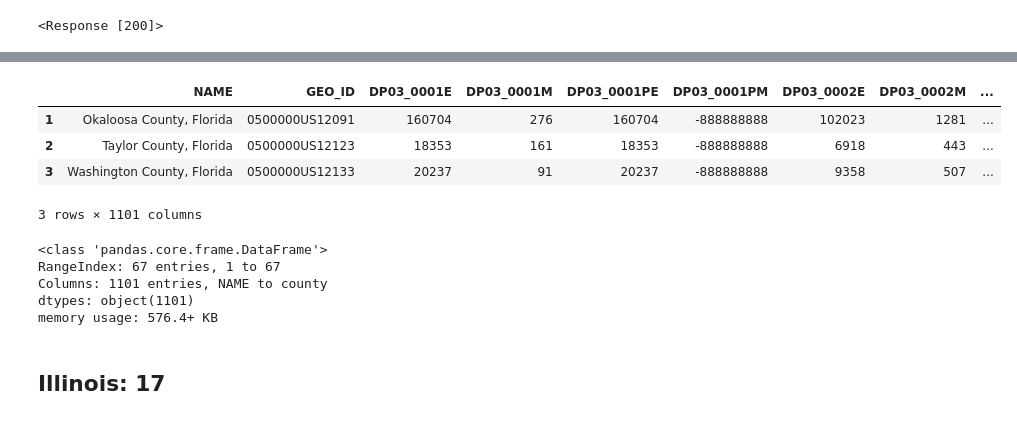
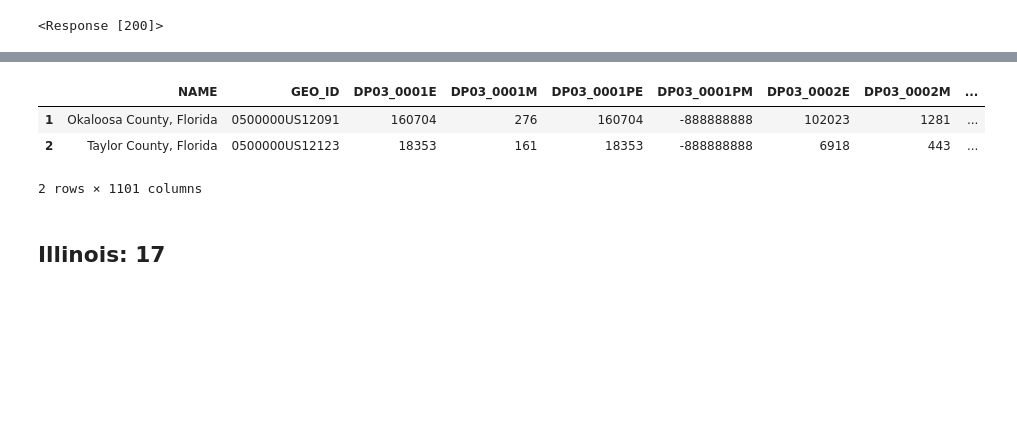
Before and after one commit to cxclark/covid19-analysis, a Jupyter notebook: code/01_data_collection_5_states.ipynb, the cells around one changed output, grey strips where cells are left out. Saved outputs shown, nothing was run; the diff lists cells and outputs as text; code cells hidden in the pictures; blank space fills up the shorter version.

```diff
--- a/code/01_data_collection_5_states.ipynb
+++ b/code/01_data_collection_5_states.ipynb
@@ -693,20 +395,10 @@ df03_fl.columns = df03_fl.iloc[0]
 # %%
 # Drop the first row
 df03_fl = df03_fl.iloc[1:, :]
-
-df03_fl.head(3)
+# Display the first few rows of the dataframe.
+df03_fl.head(2)
 # %% [output]
 |  | NAME | GEO_ID | DP03_0001E | DP03_0001M | DP03_0001PE | DP03_0001PM | DP03_0002E | DP03_0002M | ... |
 | 1 | Okaloosa County, Florida | 0500000US12091 | 160704 | 276 | 160704 | -888888888 | 102023 | 1281 | ... |
 | 2 | Taylor County, Florida | 0500000US12123 | 18353 | 161 | 18353 | -888888888 | 6918 | 443 | ... |
-| 3 | Washington County, Florida | 0500000US12133 | 20237 | 91 | 20237 | -888888888 | 9358 | 507 | ... |
-3 rows × 1101 columns
+2 rows × 1101 columns
-# %%
-# Display information about the dataframe.
-df03_fl.info()
-# %% [output]
-<class 'pandas.core.frame.DataFrame'>
-RangeIndex: 67 entries, 1 to 67
-Columns: 1101 entries, NAME to county
-dtypes: object(1101)
-memory usage: 576.4+ KB
```
Also changed, not shown: parts of 143 cells of this notebook, 22 other files.
